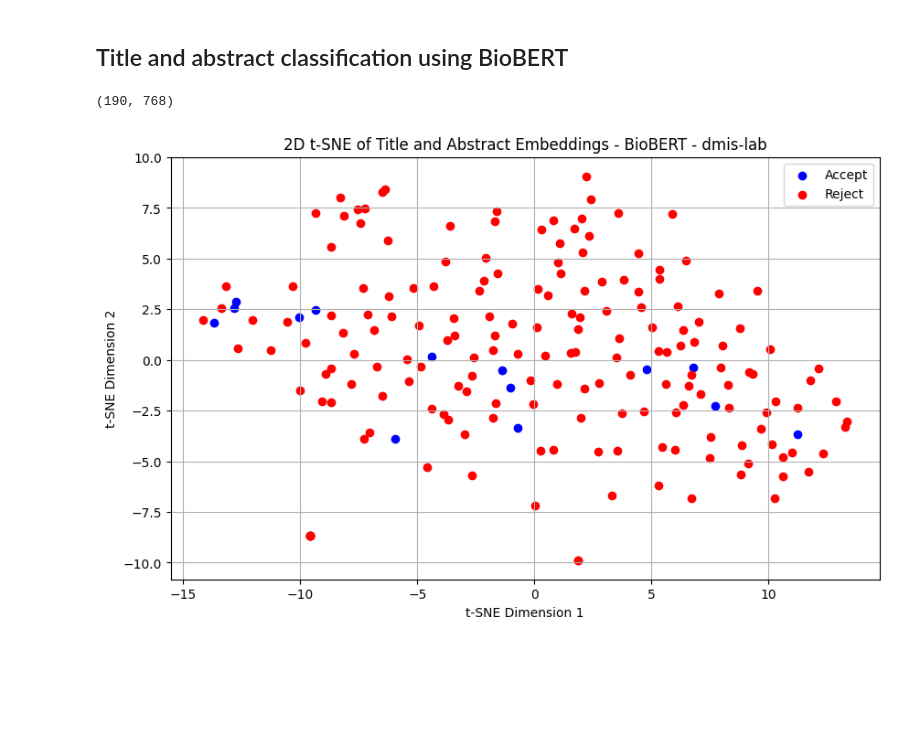
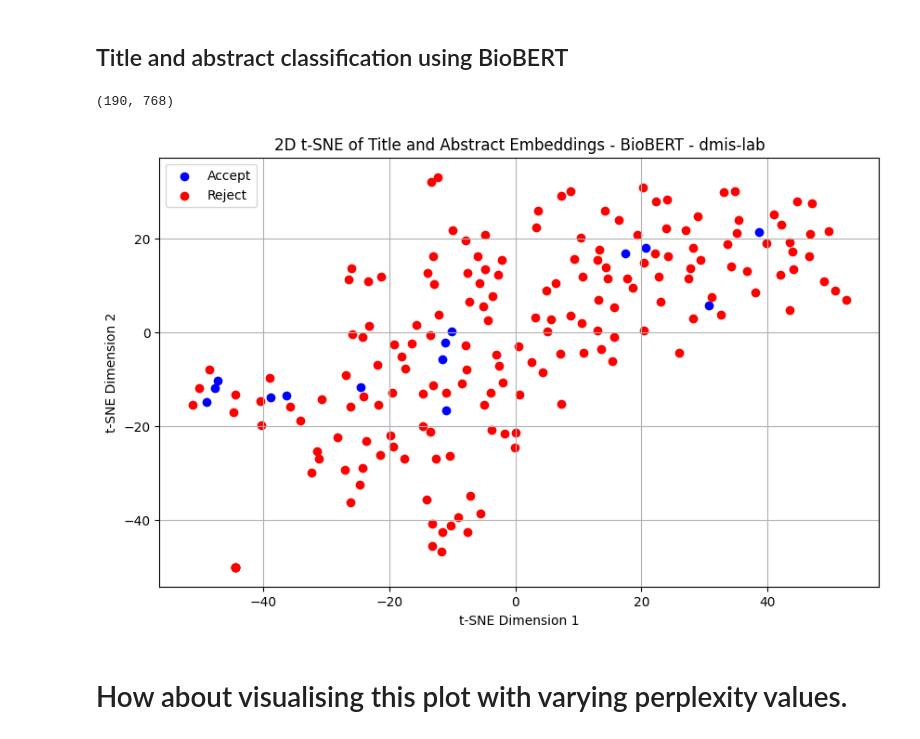
Before and after one commit to winfrednyoroka/ArticleSieve, a Jupyter notebook: Notebooks/Screeningpapers.ipynb, the cells around one changed output. Drawn from its saved outputs; the diff is of its cells as text; code cells hidden in the pictures; blank space fills up the shorter version.

Commit message:
Vary perplexity values BioBERT on full dataset

```diff
--- a/Notebooks/Screeningpapers.ipynb
+++ b/Notebooks/Screeningpapers.ipynb
@@ -1047,32 +1051,34 @@ from sklearn.manifold import TSNE
 # Concatenate all embeddings
 all_embeddings = np.concatenate((accept_embeddings,reject_embeddings),axis=0)
 
 all_embeddings = np.squeeze(all_embeddings,axis=1)
 
 print(all_embeddings.shape)
 
 # Reduce the dimensionality
 # Set the perplexity to a value less than the number of samples
-perplexity_value = min(30, len(all_embeddings)-1)
+perplexity_value = min(10, len(all_embeddings)-1)
 
 #Apply t-SNE for dimensionality reduction
 tsne = TSNE(n_components=2,random_state=42,perplexity=perplexity_value)
 embeddings_2d = tsne.fit_transform(all_embeddings)
 
 # Visualise the embeddings
 num_accepted = len(accept_embeddings)
 # Plotting
 plt.figure(figsize=(10,6))
 plt.scatter(embeddings_2d[:num_accepted,0],embeddings_2d[:num_accepted,1],color='b',label='Accept')
 plt.scatter(embeddings_2d[num_accepted:,0],embeddings_2d[num_accepted:,1],color='r',label='Reject')
 
 plt.title("2D t-SNE of Title and Abstract Embeddings - BioBERT - dmis-lab")
 
 plt.xlabel('t-SNE Dimension 1')
 plt.ylabel('t-SNE Dimension 2')
 plt.legend()
 plt.grid(True)
 plt.show()
 # %% [output]
 (190, 768)
-[figure, old version]
+[figure, new version]
+# %% [markdown]
+# How about visualising this plot with varying perplexity values.
```
Also changed, not shown: parts of 1 cell of this notebook.
